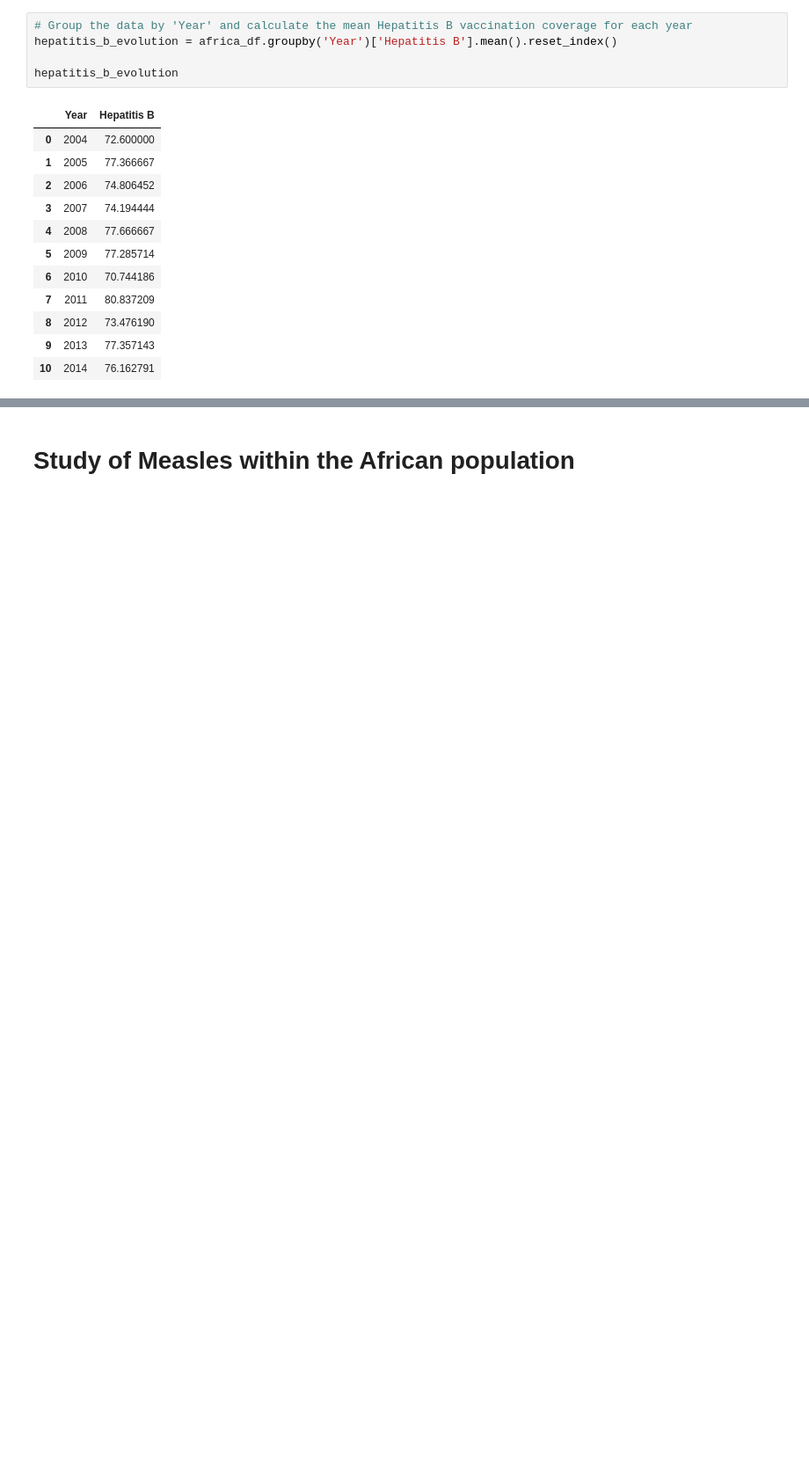
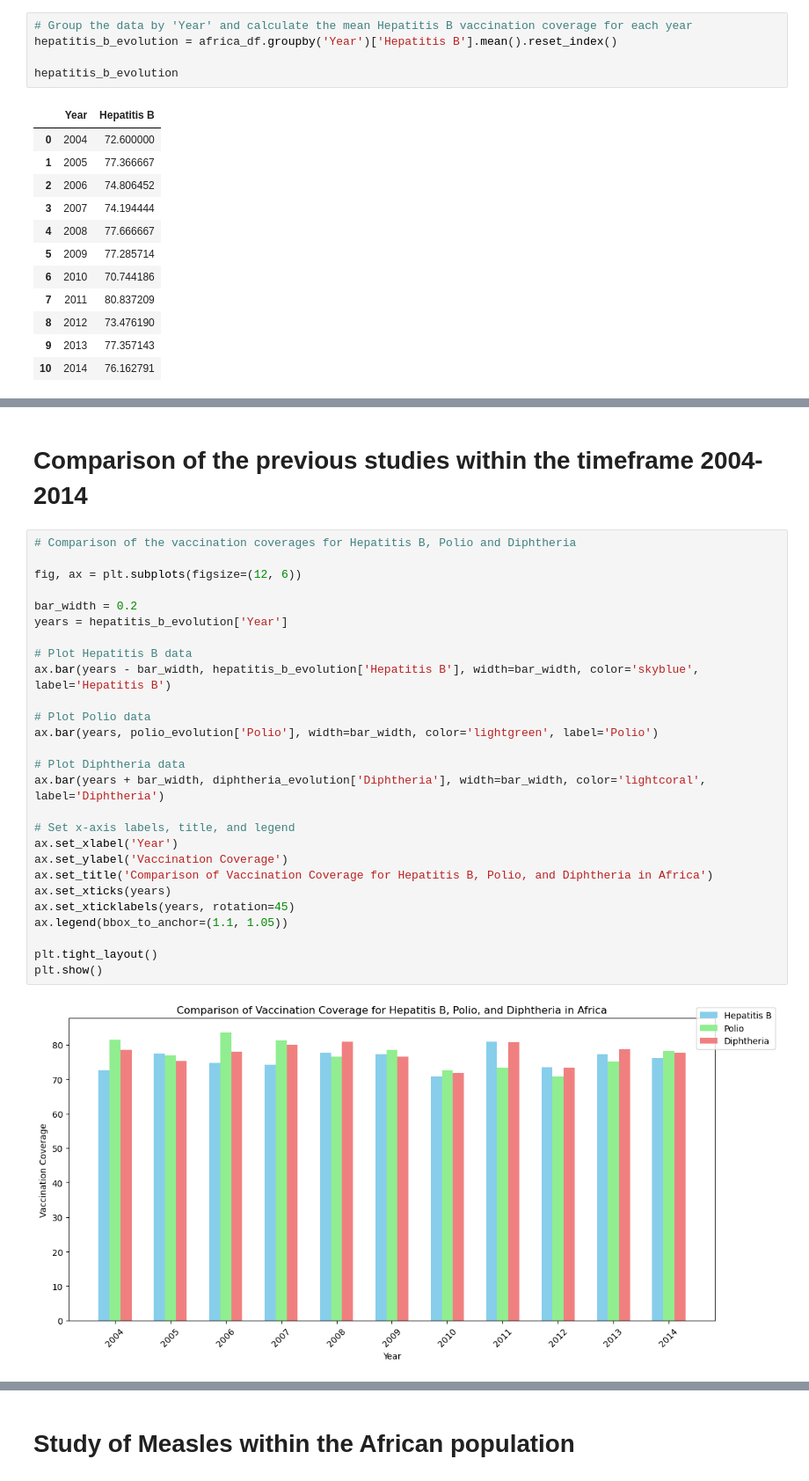
Before and after one commit to foomatia/Project_1, a Jupyter notebook: africa_health_study.ipynb, the cells around one changed output, grey strips where cells are left out. Shown at 88% size. Drawn from its saved outputs; the diff is of its cells as text; blank space fills up the shorter version.

```diff
--- a/africa_health_study.ipynb
+++ b/africa_health_study.ipynb
@@ -98,0 +212,31 @@ plt.show()
+# %% [markdown]
+# Comparison of the previous studies within the timeframe 2004-2014
+# %%
+# Comparison of the vaccination coverages for Hepatitis B, Polio and Diphtheria
+
+fig, ax = plt.subplots(figsize=(12, 6))
+
+bar_width = 0.2
+years = hepatitis_b_evolution['Year']
+
+# Plot Hepatitis B data
+ax.bar(years - bar_width, hepatitis_b_evolution['Hepatitis B'], width=bar_width, color='skyblue', label='Hepatitis B')
+
+# Plot Polio data
+ax.bar(years, polio_evolution['Polio'], width=bar_width, color='lightgreen', label='Polio')
+
+# Plot Diphtheria data
+ax.bar(years + bar_width, diphtheria_evolution['Diphtheria'], width=bar_width, color='lightcoral', label='Diphtheria')
+
+# Set x-axis labels, title, and legend
+ax.set_xlabel('Year')
+ax.set_ylabel('Vaccination Coverage')
+ax.set_title('Comparison of Vaccination Coverage for Hepatitis B, Polio, and Diphtheria in Africa')
+ax.set_xticks(years)
+ax.set_xticklabels(years, rotation=45)
+ax.legend(bbox_to_anchor=(1.1, 1.05))
+
+plt.tight_layout()
+plt.show()
+# %% [output]
+[figure, added]
```
Also changed, not shown: parts of 31 cells of this notebook, 1 other file.
